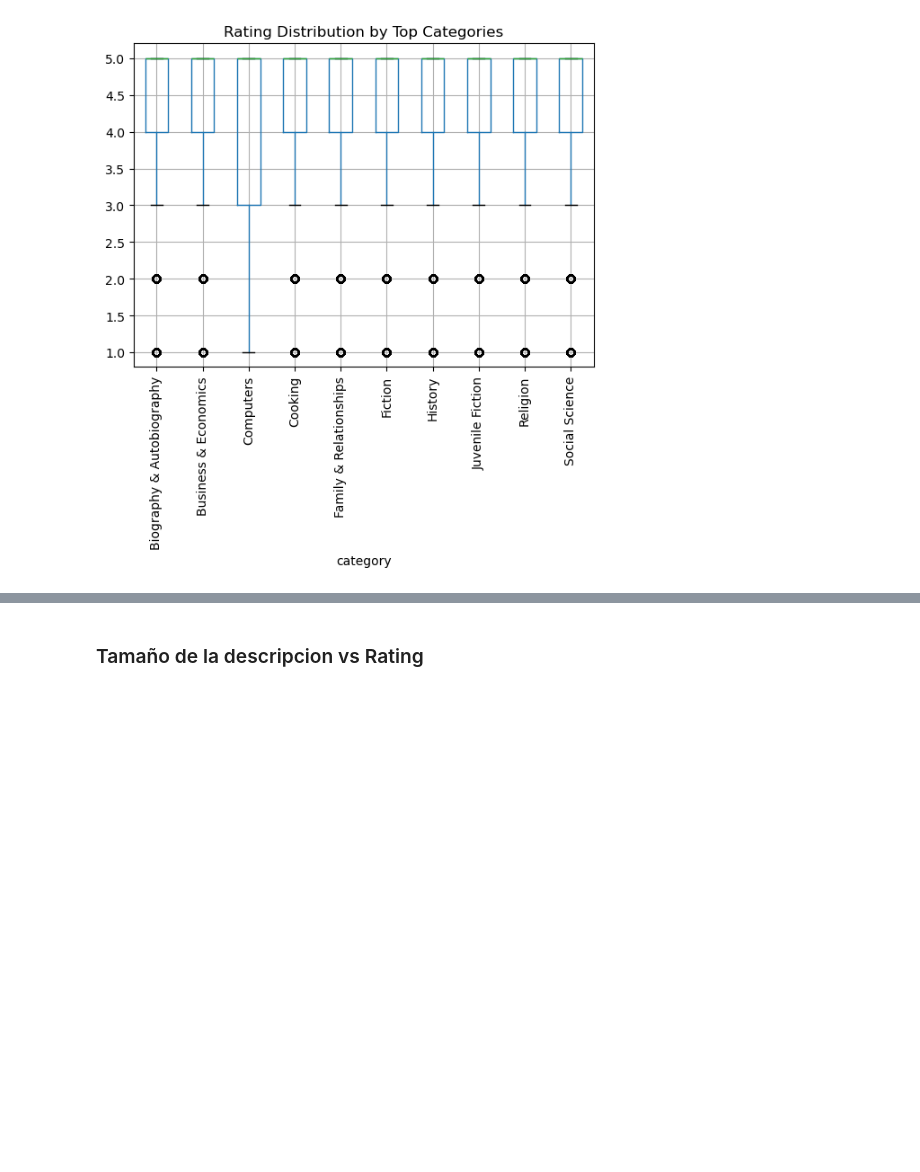
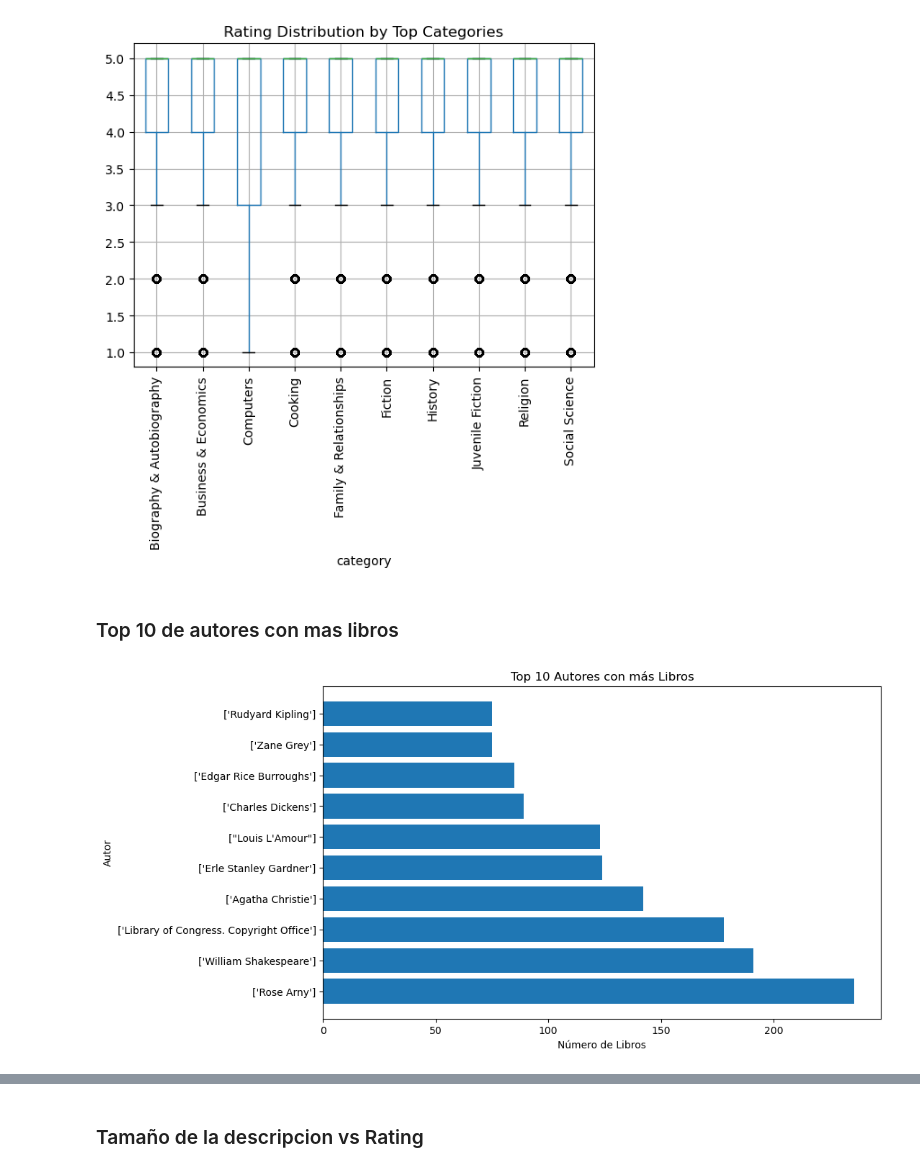
Before and after one commit to SoyUnAluxe/Big_Data_Team_17, a Jupyter notebook: AmazonBooks.ipynb, the cells around one changed output, grey strips where cells are left out. Drawn from its saved outputs; the diff is of its cells as text; code cells hidden in the pictures; blank space fills up the shorter version.

```diff
--- a/AmazonBooks.ipynb
+++ b/AmazonBooks.ipynb
@@ -401,3 +402,22 @@ plt.show()
 # %% [output]
 <Figure size 640x480 with 0 Axes>
 [figure]
+# %% [markdown]
+### Top 10 de autores con mas libros
+# %%
+Top10Autores = books_df.filter(F.col('authors').isNotNull()) \
+    .groupBy('authors') \
+    .agg(F.count('*').alias('num_libros')) \
+    .orderBy(F.desc('num_libros')) \
+    .limit(10)
+
+Top10Autores = Top10Autores.toPandas()
+
+plt.figure(figsize=(10,6))
+plt.barh(Top10Autores['authors'], Top10Autores['num_libros'])
+plt.xlabel('Número de Libros')
+plt.ylabel('Autor')
+plt.title('Top 10 Autores con más Libros')
+plt.show()
+# %% [output]
+[figure, added]
```
Also changed, not shown: parts of 3 cells of this notebook.
